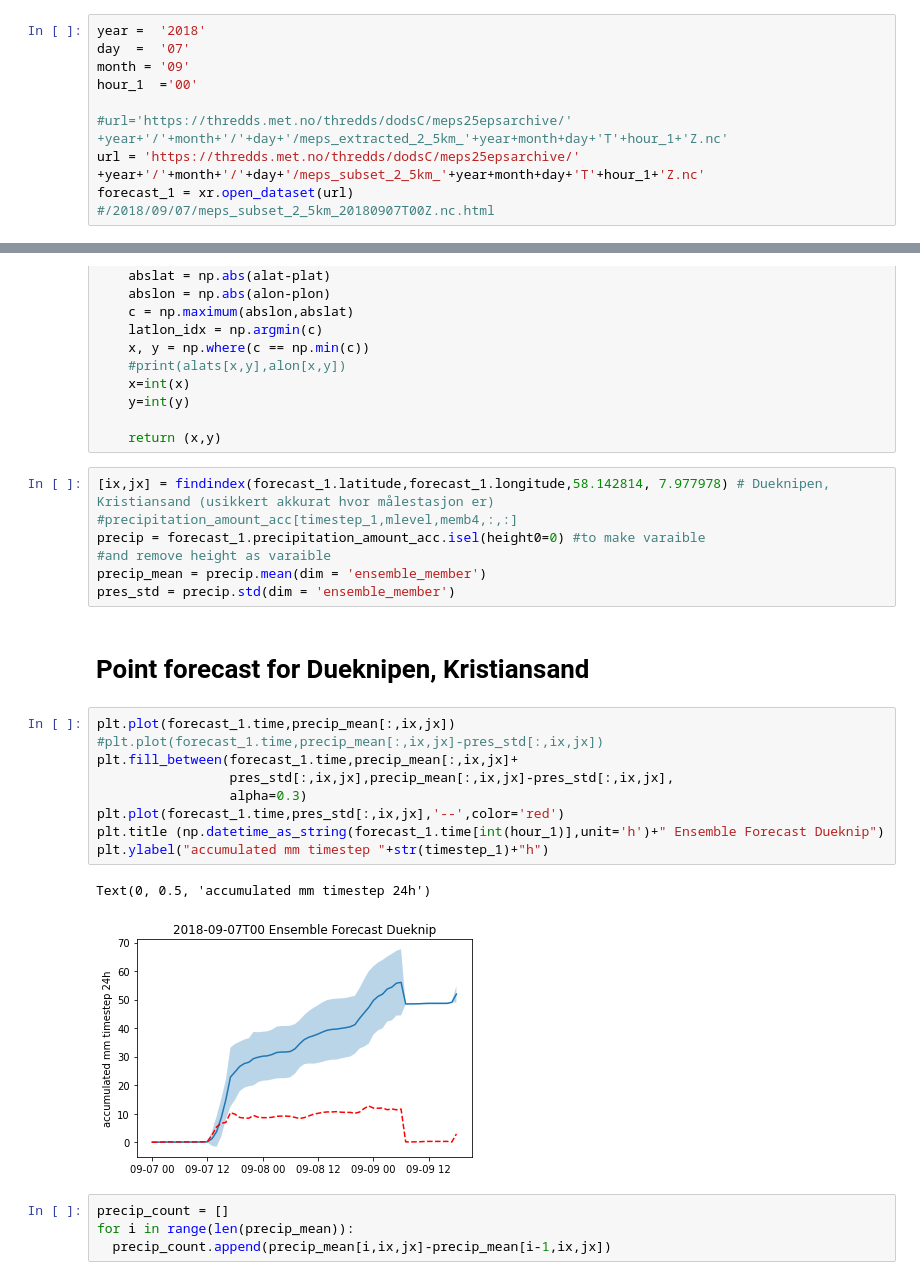
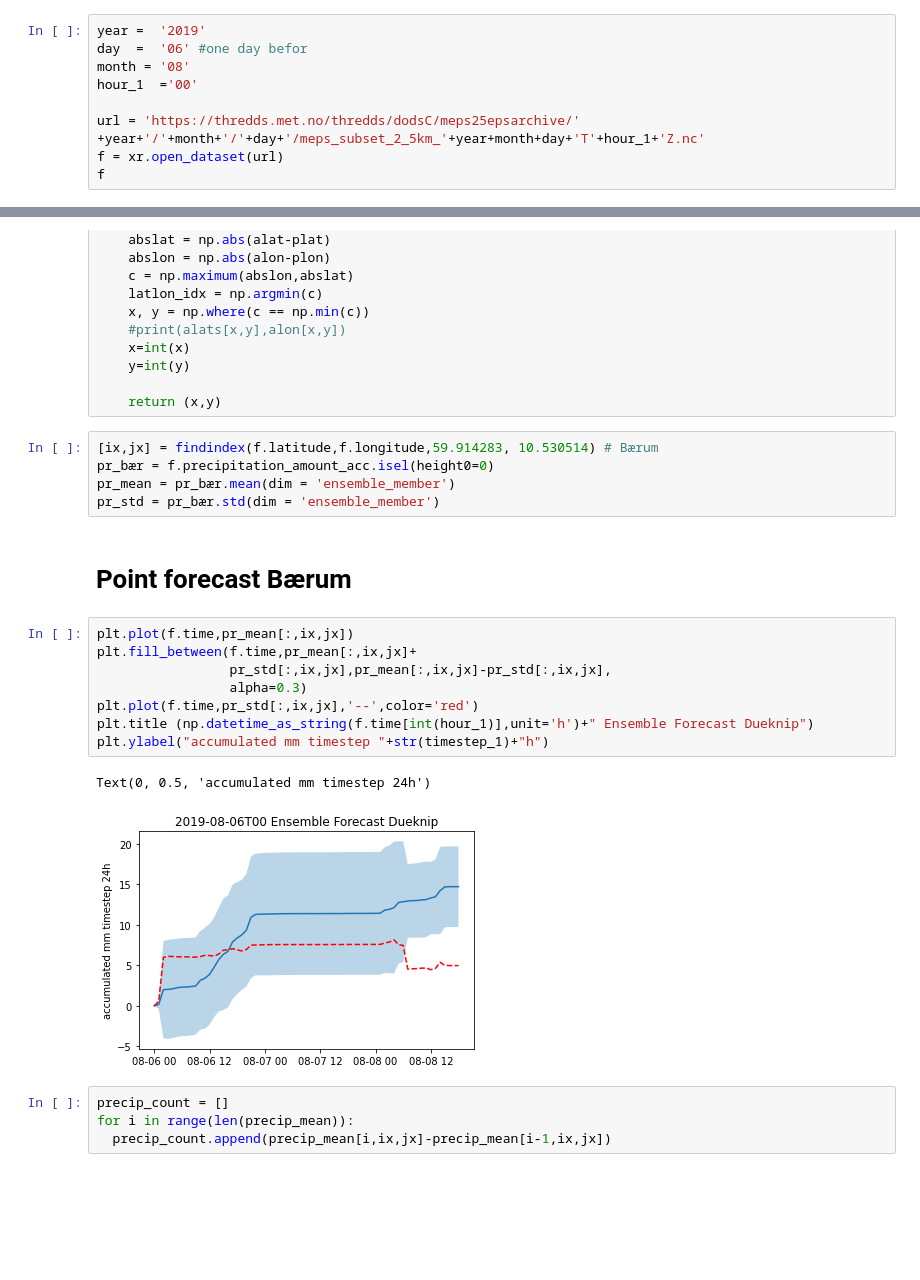
Before and after one commit to eirikngard/GEO4902, a Jupyter notebook: Precipitation_exercise.ipynb, the cells around one changed output, grey strips where cells are left out. Drawn from its saved outputs; the diff is of its cells as text; blank space fills up the shorter version.

```diff
--- a/Precipitation_exercise.ipynb
+++ b/Precipitation_exercise.ipynb
@@ -45,10 +30,9 @@ Coordinates:
 # %%
-year =  '2018'
-day  =  '07'
-month = '09'
+year =  '2019'
+day  =  '06' #one day befor
+month = '08'
 hour_1  ='00'
 
-#url='https://thredds.met.no/thredds/dodsC/meps25epsarchive/' +year+'/'+month+'/'+day+'/meps_extracted_2_5km_'+year+month+day+'T'+hour_1+'Z.nc'
 url = 'https://thredds.met.no/thredds/dodsC/meps25epsarchive/' +year+'/'+month+'/'+day+'/meps_subset_2_5km_'+year+month+day+'T'+hour_1+'Z.nc'
-forecast_1 = xr.open_dataset(url)
-#/2018/09/07/meps_subset_2_5km_20180907T00Z.nc.html
+f = xr.open_dataset(url)
+f
@@ -160,27 +276,24 @@ def findindex(alat,alon,plat,plon):
     y=int(y)
 
     return (x,y)
-# %%
-[ix,jx] = findindex(forecast_1.latitude,forecast_1.longitude,58.142814, 7.977978) # Dueknipen, Kristiansand (usikkert akkurat hvor målestasjon er)
-#precipitation_amount_acc[timestep_1,mlevel,memb4,:,:]
-precip = forecast_1.precipitation_amount_acc.isel(height0=0) #to make varaible
-#and remove height as varaible
-precip_mean = precip.mean(dim = 'ensemble_member')
-pres_std = precip.std(dim = 'ensemble_member')
+# %%
+[ix,jx] = findindex(f.latitude,f.longitude,59.914283, 10.530514) # Bærum
+pr_bær = f.precipitation_amount_acc.isel(height0=0)
+pr_mean = pr_bær.mean(dim = 'ensemble_member')
+pr_std = pr_bær.std(dim = 'ensemble_member')
 # %% [markdown]
-# Point forecast for Dueknipen, Kristiansand
+# Point forecast Bærum
 # %%
-plt.plot(forecast_1.time,precip_mean[:,ix,jx])
-#plt.plot(forecast_1.time,precip_mean[:,ix,jx]-pres_std[:,ix,jx])
-plt.fill_between(forecast_1.time,precip_mean[:,ix,jx]+
-                 pres_std[:,ix,jx],precip_mean[:,ix,jx]-pres_std[:,ix,jx],
+plt.plot(f.time,pr_mean[:,ix,jx])
+plt.fill_between(f.time,pr_mean[:,ix,jx]+
+                 pr_std[:,ix,jx],pr_mean[:,ix,jx]-pr_std[:,ix,jx],
                  alpha=0.3)
-plt.plot(forecast_1.time,pres_std[:,ix,jx],'--',color='red')
-plt.title (np.datetime_as_string(forecast_1.time[int(hour_1)],unit='h')+" Ensemble Forecast Dueknip")
+plt.plot(f.time,pr_std[:,ix,jx],'--',color='red')
+plt.title (np.datetime_as_string(f.time[int(hour_1)],unit='h')+" Ensemble Forecast Dueknip")
 plt.ylabel("accumulated mm timestep "+str(timestep_1)+"h")
 # %% [output]
 Text(0, 0.5, 'accumulated mm timestep 24h')
-[figure, old version]
+[figure, new version]
 # %%
 precip_count = []
 for i in range(len(precip_mean)):
```
Also changed, not shown: parts of 18 cells of this notebook.
